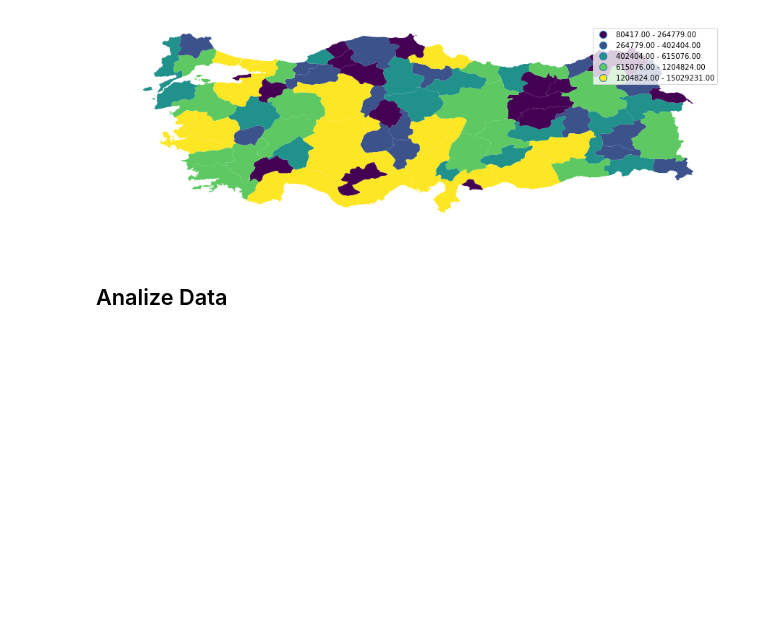
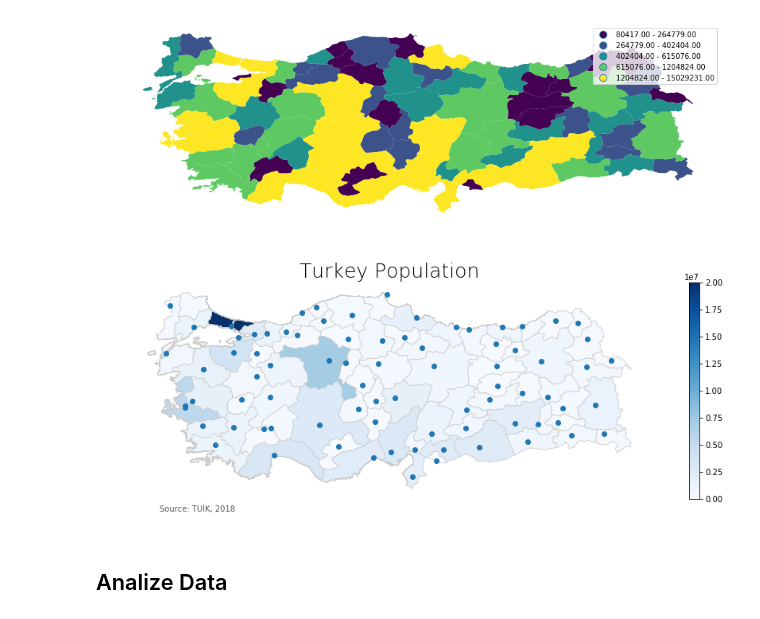
Before and after one commit to ctukel/Geopandas-projects, a Jupyter notebook: Turkeys_population.ipynb, the cells around one changed output. Drawn from its saved outputs; the diff is of its cells as text; code cells hidden in the pictures; blank space fills up the shorter version.

```diff
--- a/Turkeys_population.ipynb
+++ b/Turkeys_population.ipynb
@@ -106,6 +136,46 @@ ax = province_pop.plot(figsize=(15, 15), column='population', scheme='quantiles'
 ax.set_axis_off()
 # %% [output]
 [figure]
+# %%
+import matplotlib.pyplot as plt
+# set a variable that will call whatever column we want to visualise on the map
+variable = 'population'
+
+# set the range for the choropleth
+vmin, vmax = 0, 20000000
+
+# create figure and axes for Matplotlib
+fig, ax = plt.subplots(1, figsize=(15, 5))
+
+# create map
+province_pop.plot(column=variable, cmap='Blues', linewidth=0.8, ax=ax, edgecolor='0.8')
+province_centers.plot(ax=ax)
+
+# Now we can customise and add annotations
+
+# remove the axis
+ax.axis('off')
+
+# add a title
+ax.set_title('Turkey Population', \
+              fontdict={'fontsize': '25',
+                        'fontweight' : '3'})
+
+# create an annotation for the  data source
+ax.annotate('Source: TUİK, 2018',
+           xy=(0.1, .08), xycoords='figure fraction',
+           horizontalalignment='left', verticalalignment='top',
+           fontsize=10, color='#555555')
+
+# Create colorbar as a legend
+sm = plt.cm.ScalarMappable(cmap='Blues', norm=plt.Normalize(vmin=vmin, vmax=vmax))
+sm._A = []
+cbar = fig.colorbar(sm)
+
+# this will save the figure as a high-res png. you can also save as svg
+fig.savefig('testmap.png', dpi=300)
+# %% [output]
+[figure, added]
 # %% [markdown]
 ## Analize Data
 # %%
```
Also changed, not shown: parts of 9 cells of this notebook, 2 other files.
